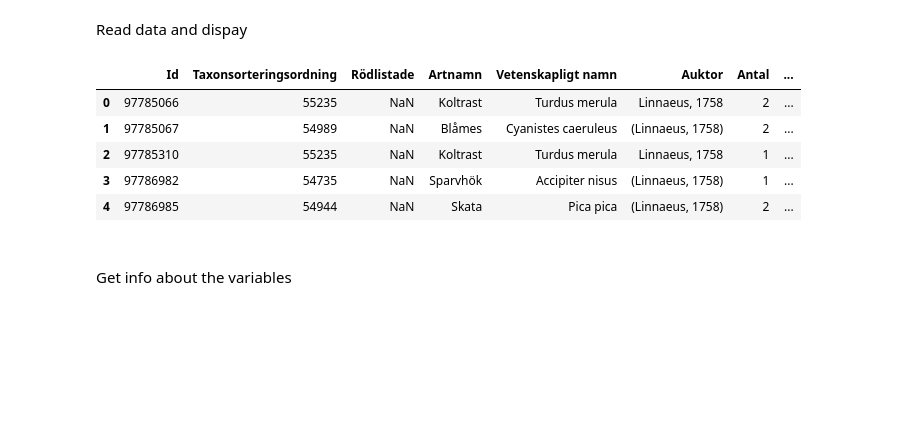
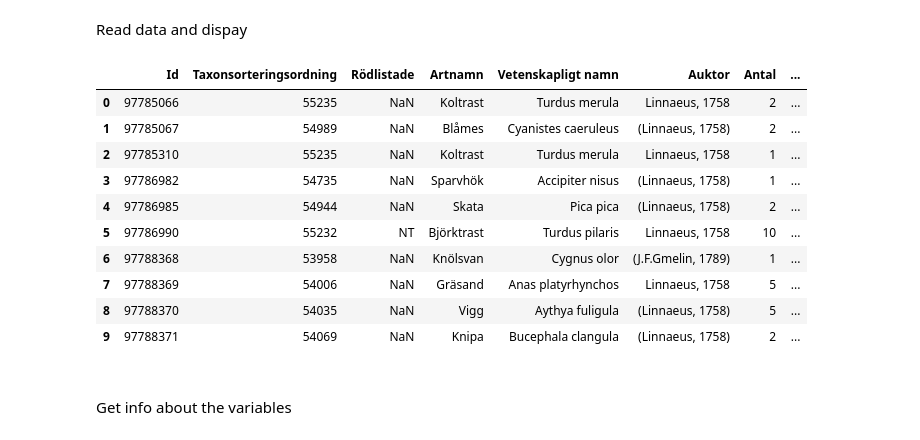
Before and after one commit to shlemondev/su-mt4007, a Jupyter notebook: HW3/HW3.ipynb, the cells around one changed output. Saved outputs shown, nothing was run; the diff lists cells and outputs as text; code cells hidden in the pictures; blank space fills up the shorter version.

```diff
--- a/HW3/HW3.ipynb
+++ b/HW3/HW3.ipynb
@@ -164,14 +172,19 @@ Read data and dispay
 # %%
 df_artport = pd.read_csv('artportalen.csv')
 
-df_artport.head()
+df_artport.head(10)
 # %% [output]
 |  | Id | Taxonsorteringsordning | Rödlistade | Artnamn | Vetenskapligt namn | Auktor | Antal | ... |
 | 0 | 97785066 | 55235 | NaN | Koltrast | Turdus merula | Linnaeus, 1758 | 2 | ... |
 | 1 | 97785067 | 54989 | NaN | Blåmes | Cyanistes caeruleus | (Linnaeus, 1758) | 2 | ... |
 | 2 | 97785310 | 55235 | NaN | Koltrast | Turdus merula | Linnaeus, 1758 | 1 | ... |
 | 3 | 97786982 | 54735 | NaN | Sparvhök | Accipiter nisus | (Linnaeus, 1758) | 1 | ... |
 | 4 | 97786985 | 54944 | NaN | Skata | Pica pica | (Linnaeus, 1758) | 2 | ... |
+| 5 | 97786990 | 55232 | NT | Björktrast | Turdus pilaris | Linnaeus, 1758 | 10 | ... |
+| 6 | 97788368 | 53958 | NaN | Knölsvan | Cygnus olor | (J.F.Gmelin, 1789) | 1 | ... |
+| 7 | 97788369 | 54006 | NaN | Gräsand | Anas platyrhynchos | Linnaeus, 1758 | 5 | ... |
+| 8 | 97788370 | 54035 | NaN | Vigg | Aythya fuligula | (Linnaeus, 1758) | 5 | ... |
+| 9 | 97788371 | 54069 | NaN | Knipa | Bucephala clangula | (Linnaeus, 1758) | 2 | ... |
 # %% [markdown]
 ####
 Get info about the variables
```
Also changed, not shown: parts of 7 cells of this notebook, 2 other files.
